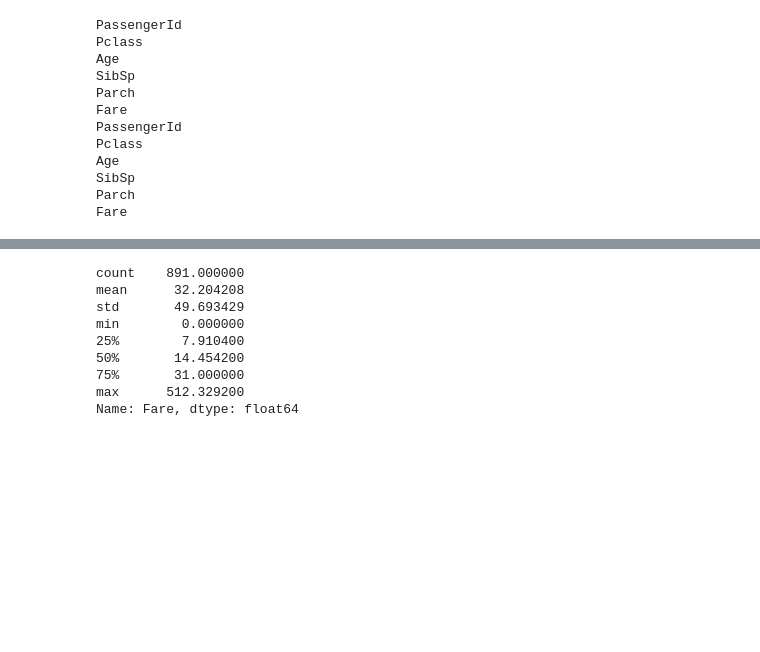
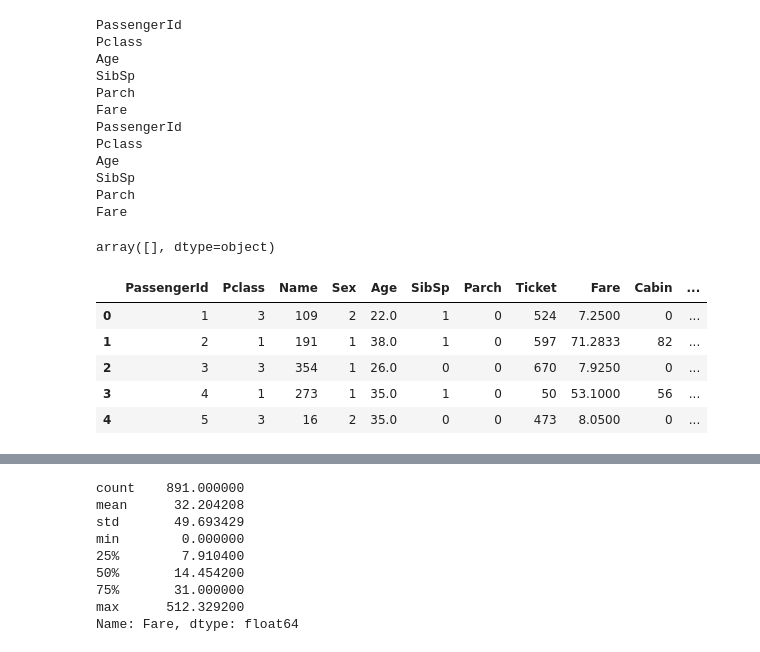
Before and after one commit to ismailAlAbdali/TitannicKagglePred, a Jupyter notebook: Titanic.ipynb, the cells around one changed output, grey strips where cells are left out. Saved outputs shown, nothing was run; the diff lists cells and outputs as text; code cells hidden in the pictures; blank space fills up the shorter version.

```diff
--- a/Titanic.ipynb
+++ b/Titanic.ipynb
@@ -326,3 +329,17 @@ Age
 SibSp
 Parch
 Fare
+# %%
+np.setdiff1d(np.array(fixed_test.columns), np.intersect1d(np.array(x_train.columns),np.array(fixed_test.columns)))
+# %% [output]
+array([], dtype=object)
+# %%
+x_train["Fare_is_missing"] = False
+x_train.head()
+# %% [output]
+|  | PassengerId | Pclass | Name | Sex | Age | SibSp | Parch | Ticket | Fare | Cabin | ... |
+| 0 | 1 | 3 | 109 | 2 | 22.0 | 1 | 0 | 524 | 7.2500 | 0 | ... |
+| 1 | 2 | 1 | 191 | 1 | 38.0 | 1 | 0 | 597 | 71.2833 | 82 | ... |
+| 2 | 3 | 3 | 354 | 1 | 26.0 | 0 | 0 | 670 | 7.9250 | 0 | ... |
+| 3 | 4 | 1 | 273 | 1 | 35.0 | 1 | 0 | 50 | 53.1000 | 56 | ... |
+| 4 | 5 | 3 | 16 | 2 | 35.0 | 0 | 0 | 473 | 8.0500 | 0 | ... |
```
Also changed, not shown: parts of 65 cells of this notebook, 1 other file.
